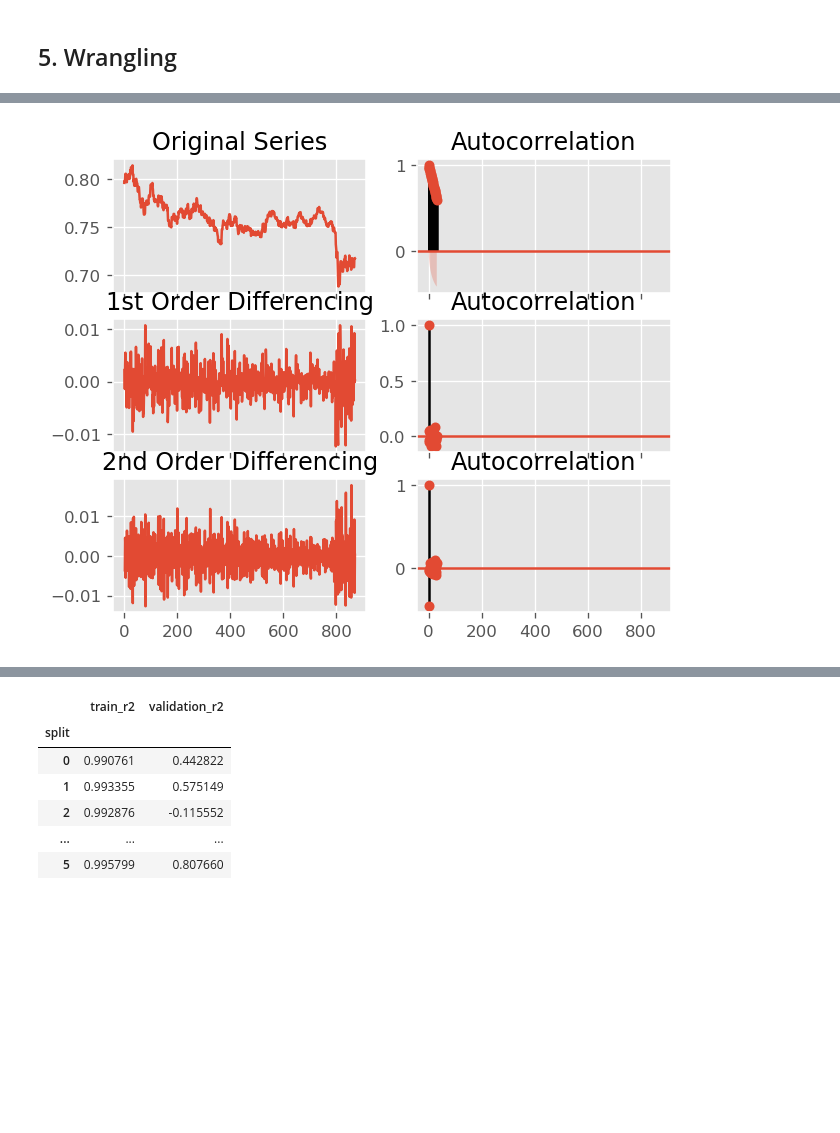
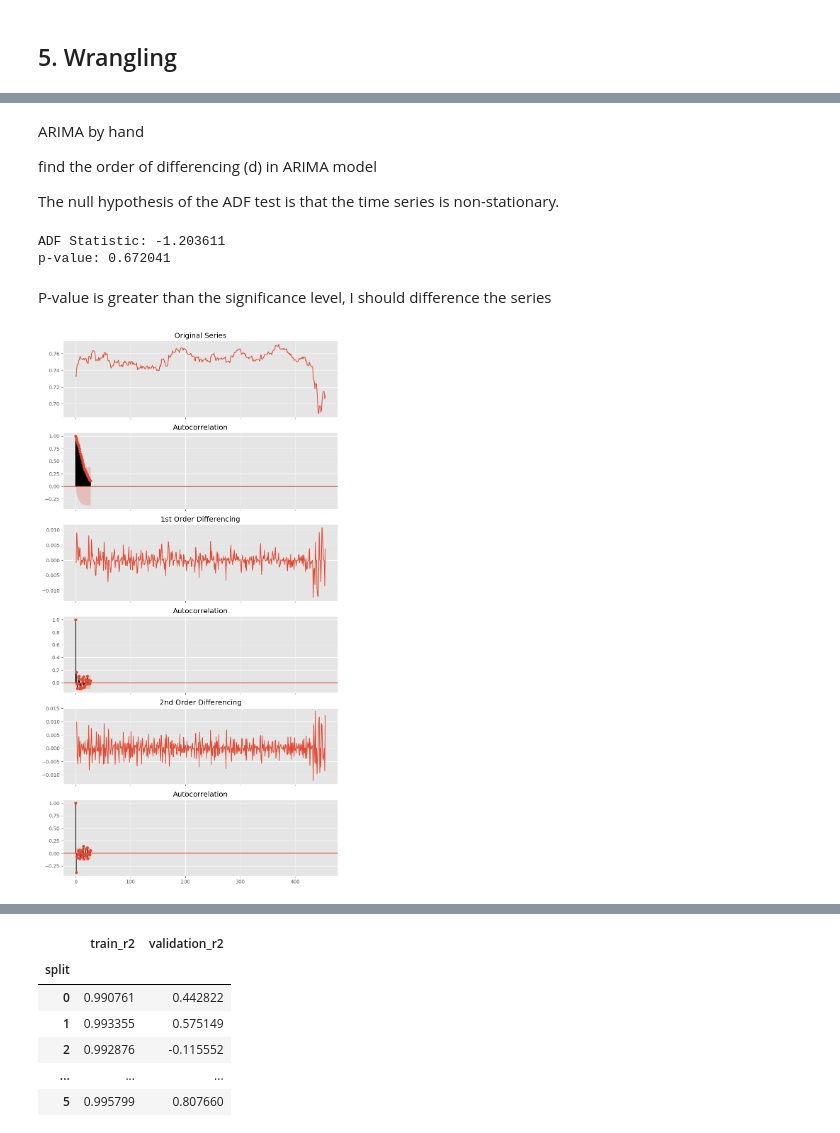
Before and after one commit to flizhou/CAD_USD_exchange_rate_predictor, a Jupyter notebook: scripts/eda.ipynb, the cells around one changed output, grey strips where cells are left out. Drawn from its saved outputs; the diff is of its cells as text; code cells hidden in the pictures; blank space fills up the shorter version.

Commit message:
Applied time serises analysis close #7 and added baseline model #10

```diff
--- a/scripts/eda.ipynb
+++ b/scripts/eda.ipynb
@@ -139,7 +141,7 @@ def create_rolling_features(df, columns, windows=[6, 12]):
     df.fillna(0, inplace=True)
     return df
 # %%
-cad_to_usd = pd.merge(pd.DataFrame(pd.date_range(start='2018-01-01',
+cad_to_usd = pd.merge(pd.DataFrame(pd.date_range(start='2019-01-01',
                                                  end=datetime.datetime.today()),
                                    columns=['date']),
                       data, how='left')
@@ -185,0 +167,8 @@ data_lag
+# %%
+split = 0.95
+split_1 = int(df.shape[0] * split)
+
+train_valid, test = df.iloc[: split_1], df.iloc[split_1:]
+
+split_2 = int(train_valid.shape[0] * split)
+train, valid = train_valid.iloc[: split_2], train_valid.iloc[split_2:]
@@ -186,21 +184,38 @@ data_lag
+# %% [markdown]
+ARIMA by hand
+
+find the order of differencing (d) in ARIMA model
+
+The null hypothesis of the ADF test is that the time series is non-stationary.
+# %%
+result = adfuller(train.close.dropna())
+print('ADF Statistic: %f' % result[0])
+print('p-value: %f' % result[1])
+# %% [output]
+ADF Statistic: -1.203611
+p-value: 0.672041
+# %% [markdown]
+P-value is greater than the significance level, I should difference the series
 # %%
-# plt.rcParams.update({'figure.figsize':(9,7), 'figure.dpi':120})
 # ref: https://www.machinelearningplus.com/time-series/arima-model-time-series-forecasting-python/
 
 # original series
-df = cad_to_usd[['close']]
-fig, axes = plt.subplots(3, 2, sharex=True)
-axes[0, 0].plot(df['close']); axes[0, 0].set_title('Original Series')
-plot_acf(df['close'], ax=axes[0, 1])
+
+fig, axes = plt.subplots(6, sharex=True, figsize=(10, 20), dpi=100)
+axes[0].plot(train.close)
+axes[0].set_title('Original Series')
+plot_acf(train.close, ax=axes[1])
 
 # 1st Differencing
-axes[1, 0].plot(df['close'].diff()); axes[1, 0].set_title('1st Order Differencing')
-plot_acf(df['close'].diff().dropna(), ax=axes[1, 1])
+axes[2].plot(train.close.diff())
+axes[2].set_title('1st Order Differencing')
+plot_acf(train.close.diff().dropna(), ax=axes[3])
 
 # 2nd Differencing
-axes[2, 0].plot(df['close'].diff().diff()); axes[2, 0].set_title('2nd Order Differencing')
-plot_acf(df['close'].diff().diff().dropna(), ax=axes[2, 1])
+axes[4].plot(train.close.diff().diff())
+axes[4].set_title('2nd Order Differencing')
+plot_acf(train.close.diff().diff().dropna(), ax=axes[5])
 
 plt.show()
 # %% [output]
-[figure, old version]
+[figure, new version]
```
Also changed, not shown: parts of 23 cells of this notebook.
